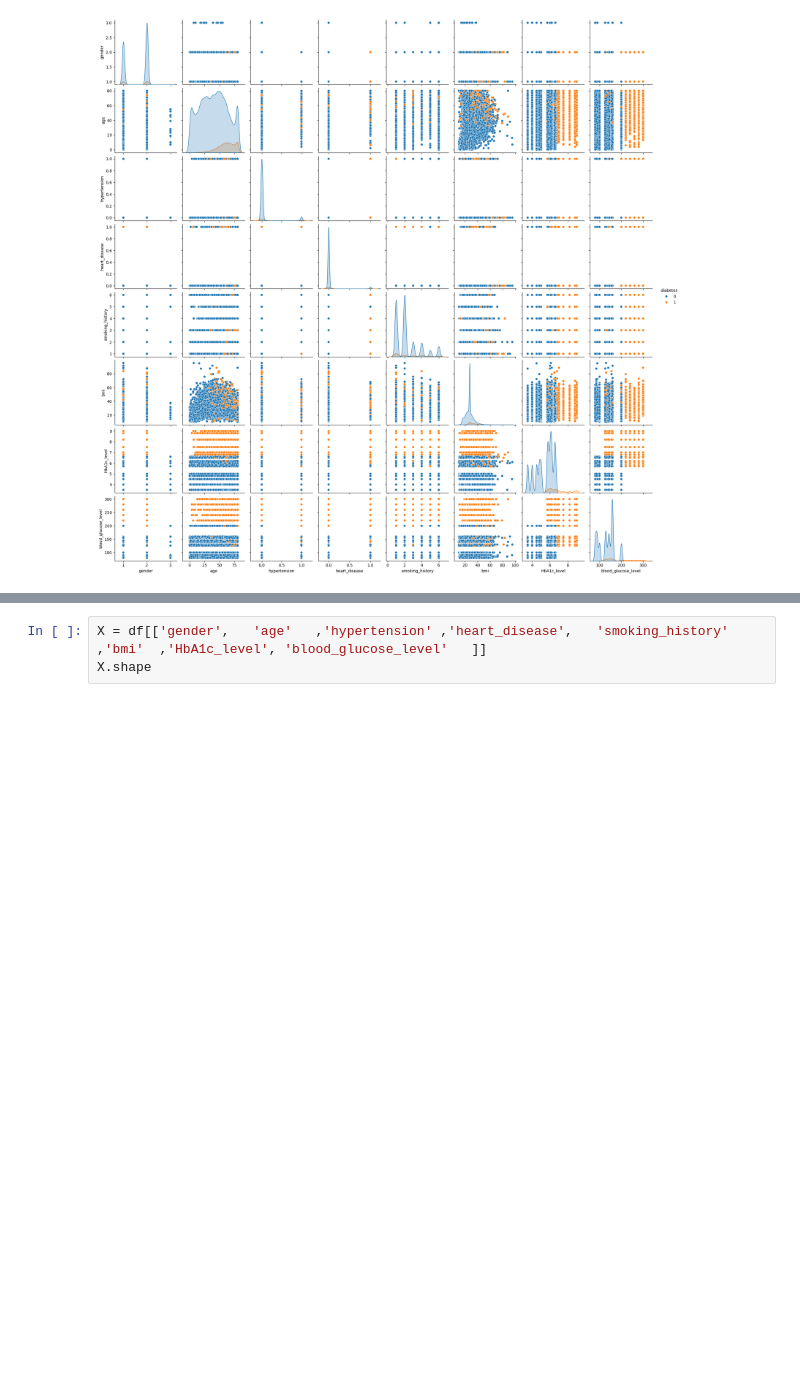
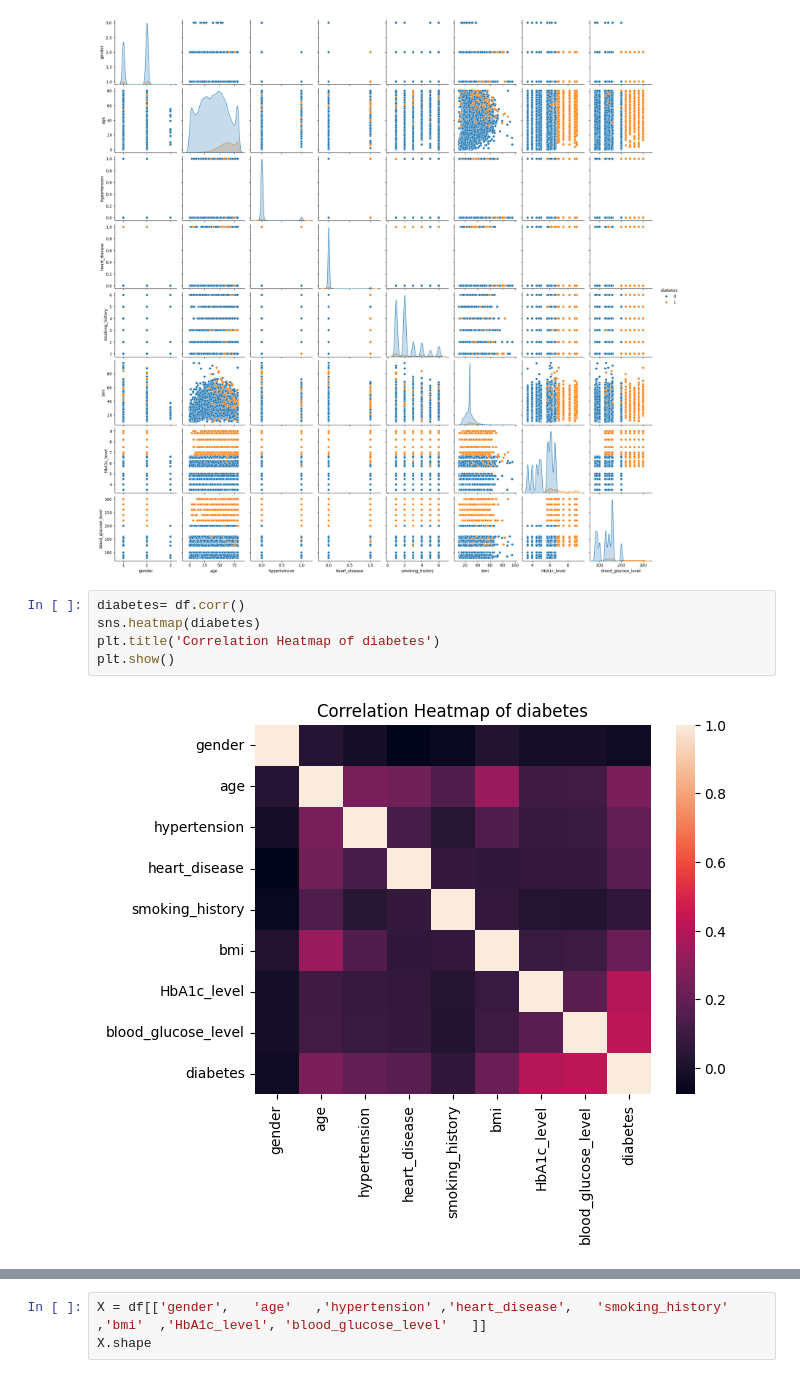
Before and after one commit to rakshita221103/diabetes_project, a Jupyter notebook: diabetesproject.ipynb, the cells around one changed output, grey strips where cells are left out. Drawn from its saved outputs; the diff is of its cells as text; blank space fills up the shorter version.

```diff
--- a/diabetesproject.ipynb
+++ b/diabetesproject.ipynb
@@ -139,3 +139,10 @@ sns.pairplot(df, vars=['gender',	'age'	,'hypertension'	,'heart_disease',	'smokin
 # %% [output]
 <seaborn.axisgrid.PairGrid at 0x...>
 [figure]
+# %%
+diabetes= df.corr()
+sns.heatmap(diabetes)
+plt.title('Correlation Heatmap of diabetes')
+plt.show()
+# %% [output]
+[figure, added]
```
Also changed, not shown: parts of 1 cell of this notebook.
